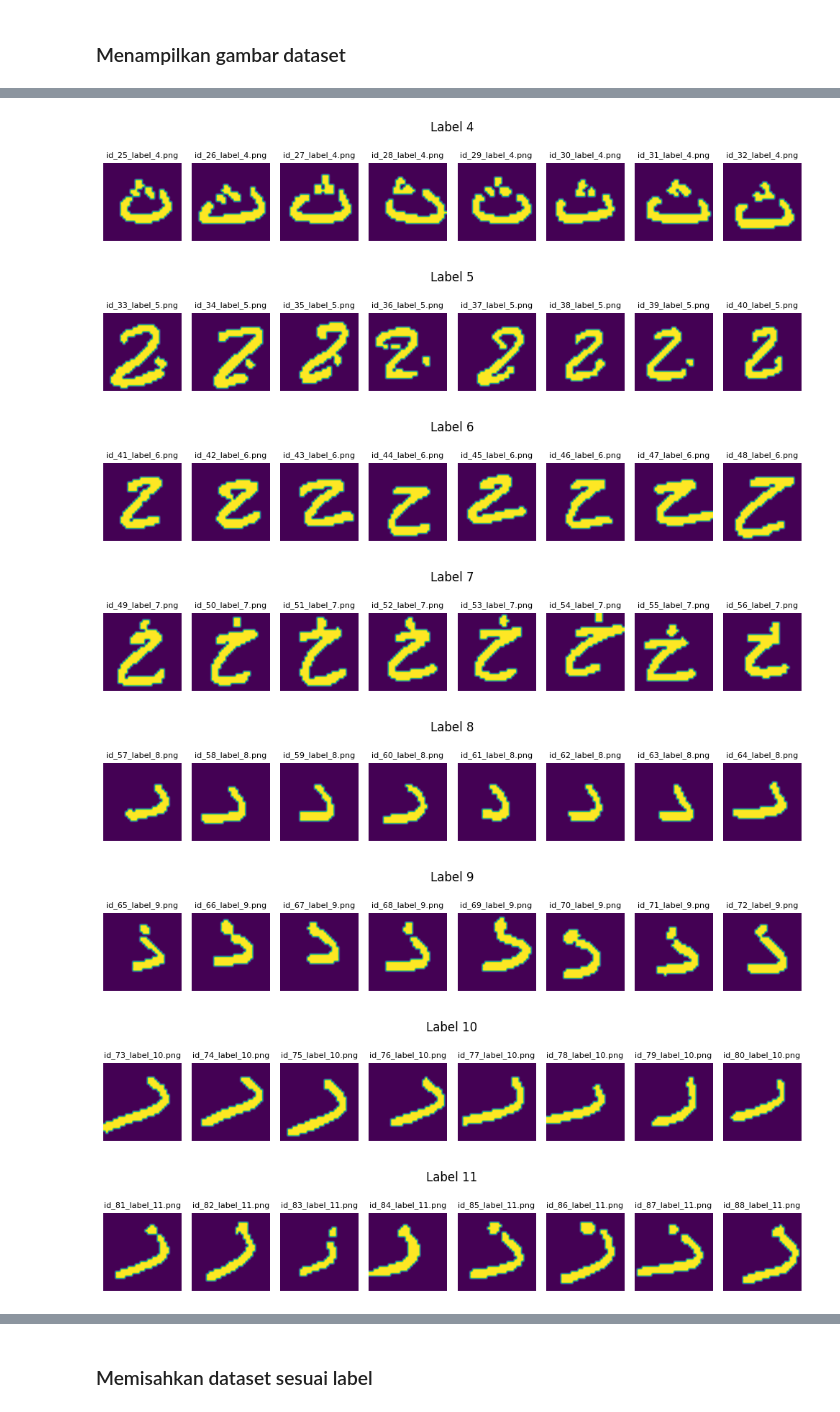
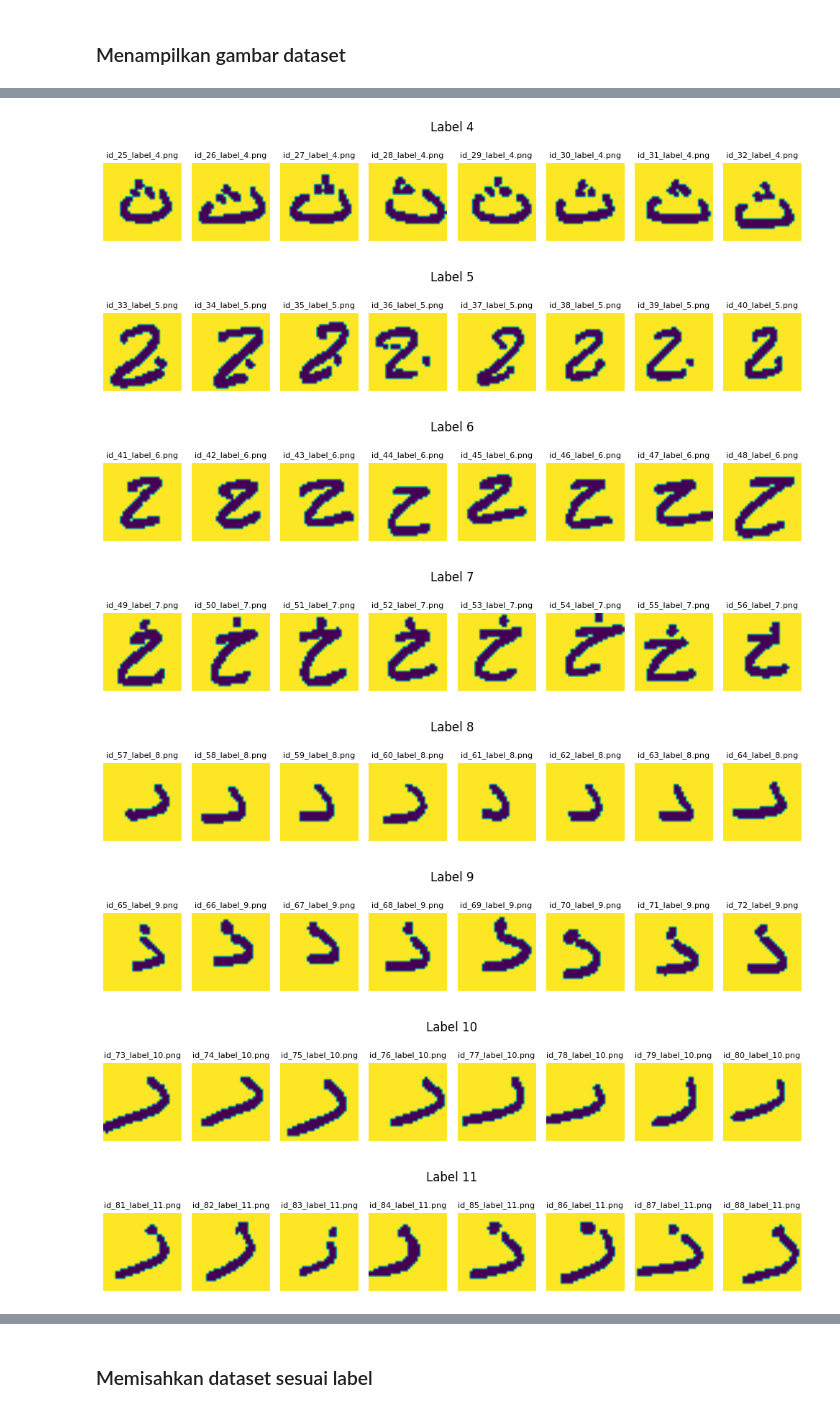
Before and after one commit to adilagagagah/KKN-HijaiyahCam, a Jupyter notebook: main2.ipynb, the cells around one changed output, grey strips where cells are left out. Drawn from its saved outputs; the diff is of its cells as text; code cells hidden in the pictures.

```diff
--- a/main2.ipynb
+++ b/main2.ipynb
@@ -37,7 +37,8 @@ file_list.sort(key=extract_id)
 
 for filename in file_list:
     img_path = os.path.join(source_folder, filename)
-    img = Image.open(img_path).convert('L')
+    img = Image.open(img_path)
+    img = ImageOps.invert(img).convert('L')
     img = img.resize((size, size))
     img_array = np.array(img)
     images_with_filenames.append((img_array, filename))
@@ -80,11 +81,11 @@ Shape setiap gambar: (128, 128)
-[figure, old version]
+[figure, new version]
-[figure, old version]
+[figure, new version]
-[figure, old version]
+[figure, new version]
-[figure, old version]
+[figure, new version]
-[figure, old version]
+[figure, new version]
-[figure, old version]
+[figure, new version]
-[figure, old version]
+[figure, new version]
-[figure, old version]
+[figure, new version]
 ... (17 outputs left out)
 # %% [markdown]
 ### Memisahkan dataset sesuai label
```
Also changed, not shown: parts of 7 cells of this notebook, 2 other files.
